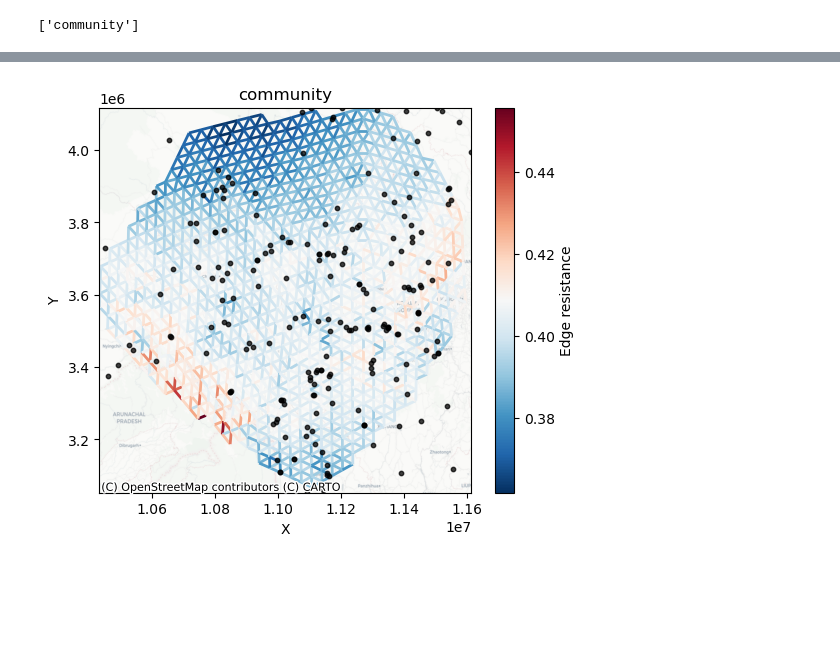
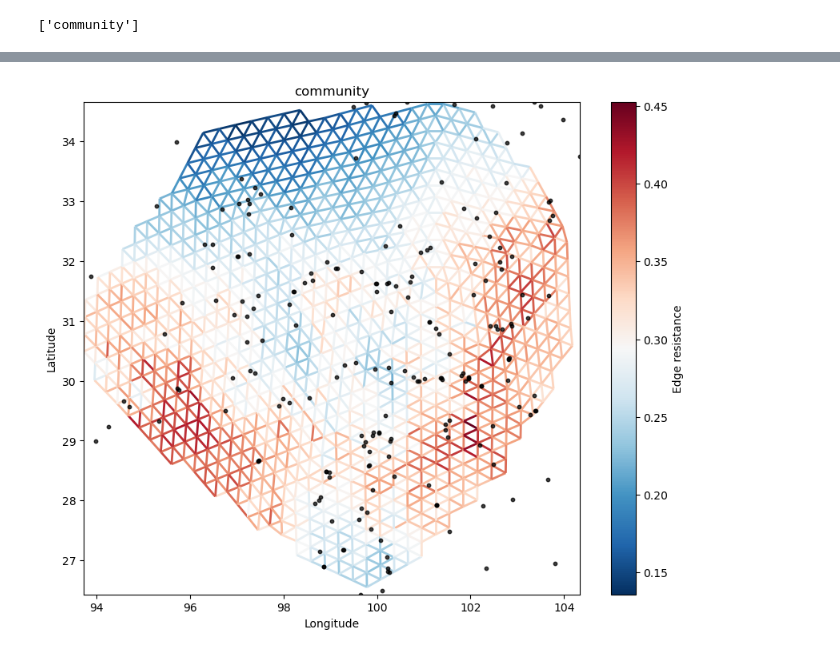
Before and after one commit to isaacovercast/meadow, a Jupyter notebook: notebooks/Community-Meadow.ipynb, the cells around one changed output, grey strips where cells are left out. Drawn from its saved outputs; the diff is of its cells as text; code cells hidden in the pictures; blank space fills up the shorter version.

Commit message:
Add alpha and outfile/outdir params for viz

```diff
--- a/notebooks/Community-Meadow.ipynb
+++ b/notebooks/Community-Meadow.ipynb
@@ -65,3 +58,3 @@ _ = graphs[0].plot(edge_feature_idx=0)
 # %%
-model = train_model(graphs, hidden_dim=32, lr=1e-2, epochs=500, log_every=25, edge_smoothing=0.85)
+model = train_model(graphs, hidden_dim=32, lr=1e-2, epochs=500, log_every=25, edge_smoothing=0.7)
 # %% [output]
@@ -81,16 +63,19 @@ ax, gdf = graphs[spidx].plot(
 # %%
 # Multi-species edge resistances (subplot grid)
 _ = plot_multi_edge_resistance(
     species_list,
     graphs,
     model,
-    basemap=True,
+    #basemap="USGS.USTopo",
+    basemap=None,
     show_sites=True,
     explore=True,
-    cmap="RdBu_r",
+    #alpha=0.75,
+    outfile="comm.png",
+    figsize=(10,8),
 )
 # %% [output]
-[figure, old version]
+[figure, new version]
 # %%
 # Shared resistance surface (rasterized)
 fig = plot_shared_resistance(
```
Also changed, not shown: parts of 6 cells of this notebook, 1 other file.
